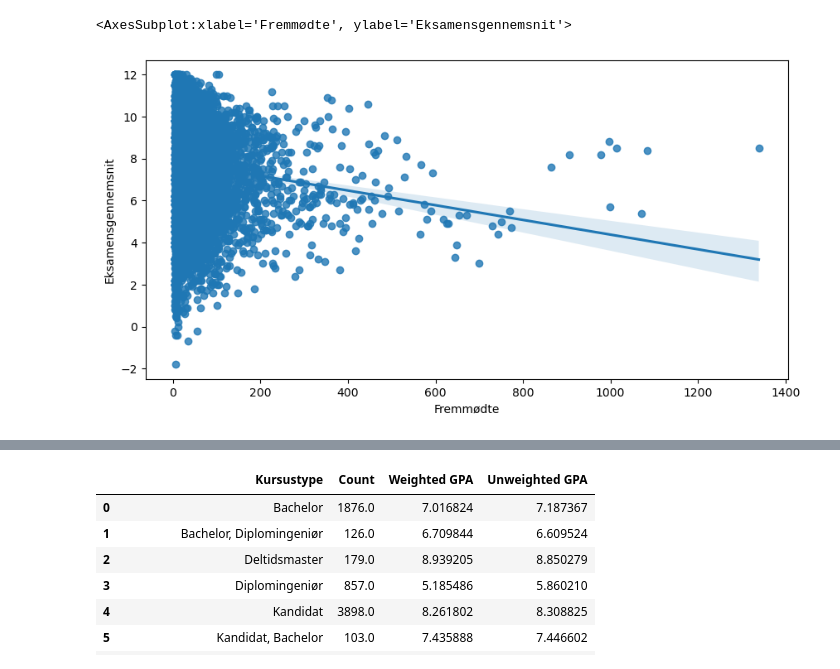
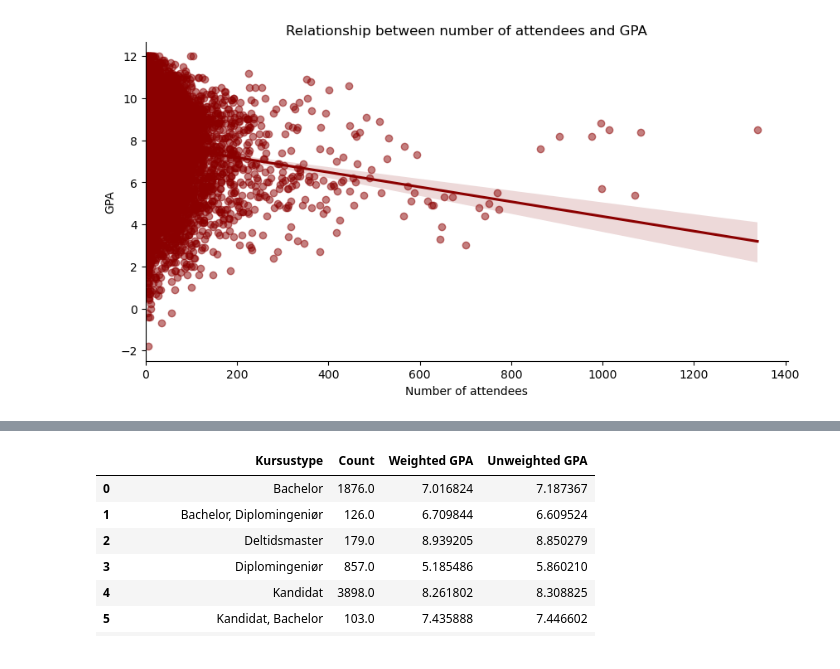
Before and after one commit to fmb622/isds2024exam, a Jupyter notebook: plots.ipynb, the cells around one changed output, grey strips where cells are left out. Cells and saved outputs as stored; diff of their text form; code cells hidden in the pictures.

```diff
--- a/plots.ipynb
+++ b/plots.ipynb
@@ -18,13 +18,33 @@ import seaborn as sns
 df = pd.read_csv('./cleaned_merged_course_data.csv')
 # %%
 # Convert "Eksamensgennemsnit" to a numeric type
+df = pd.read_csv('./cleaned_merged_course_data.csv')
 df['Eksamensgennemsnit'] = pd.to_numeric(df['Eksamensgennemsnit'].str.replace(',', '.'), errors='coerce')
 
 # Ensure "Fremmødte" is numeric (if it isn't already)
 df['Fremmødte'] = pd.to_numeric(df['Fremmødte'], errors='coerce')
 
-fig, ax = plt.subplots(figsize=(10,5))
-sns.regplot(y='Eksamensgennemsnit', x='Fremmødte', data=df)
+# Set up the figure and axis
+fig, ax = plt.subplots(figsize=(10, 5))
+
+# Remove the top and right spines
+ax.spines['top'].set_visible(False)
+ax.spines['right'].set_visible(False)
+
+# Create the regression plot with the color set to red
+sns.regplot(y='Eksamensgennemsnit', x='Fremmødte', data=df, color='darkred', ax=ax, scatter_kws={'alpha':0.5})
+
+# Set the limits to ensure (0,0) is at the intersection of the axes
+ax.set_xlim(left=0)
+
+# Set the title and axis labels
+ax.set_title("Relationship between number of attendees and GPA")
+ax.set_xlabel("Number of attendees")
+ax.set_ylabel("GPA")
+
+
+# Save and show
+plt.savefig("figure1.png")
+plt.show()
 # %% [output]
-<AxesSubplot:xlabel='Fremmødte', ylabel='Eksamensgennemsnit'>
-[figure, old version]
+[figure, new version]
```
Also changed, not shown: parts of 1 cell of this notebook, 2 other files.
